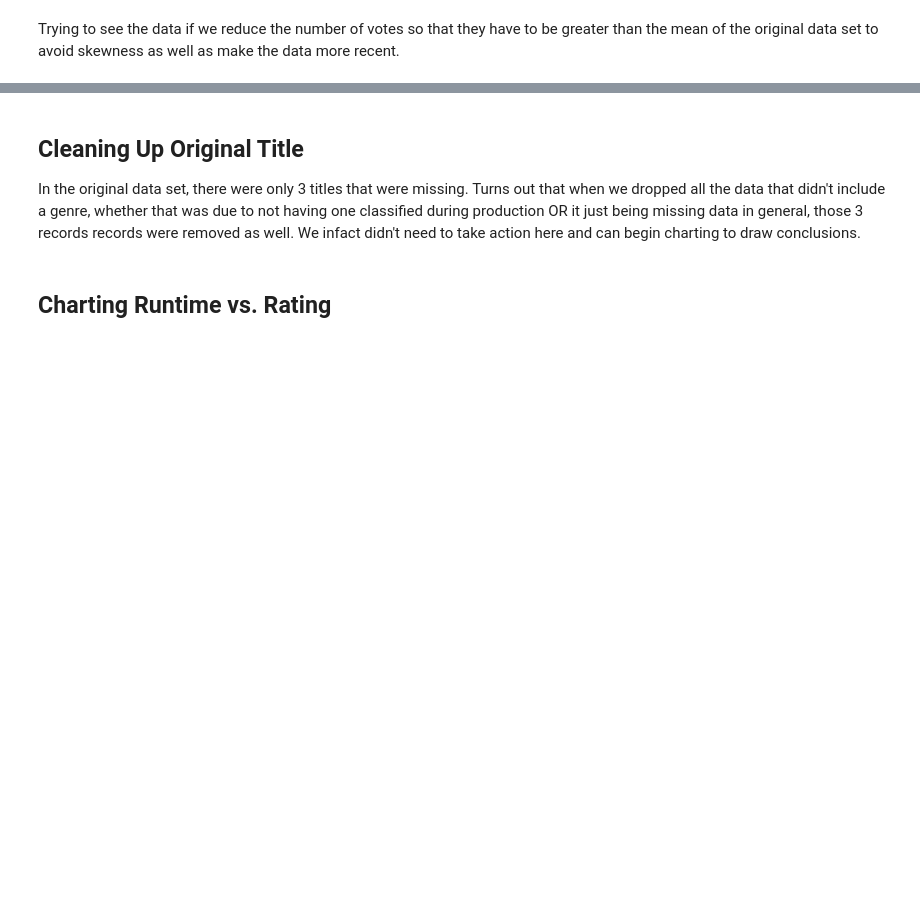
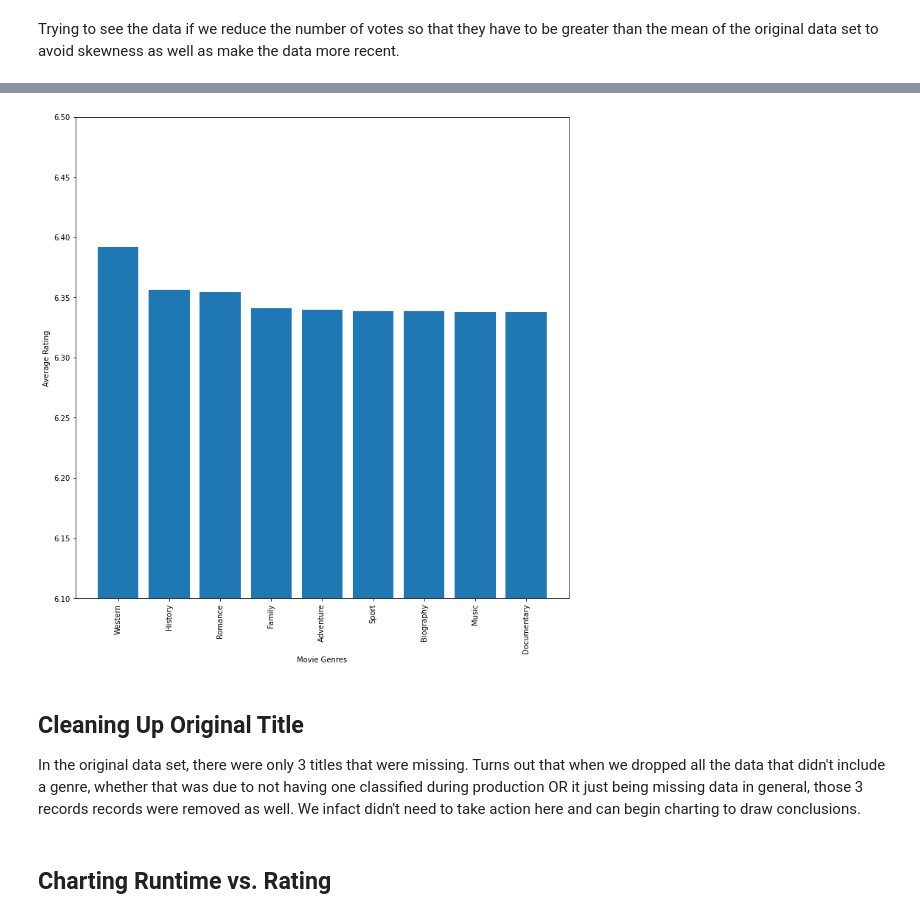
Before and after one commit to meowkaiser/STRONGEST_Project1, a Jupyter notebook: imbd_title_ratings_basics.ipynb, the cells around one changed output, grey strips where cells are left out. Cells and saved outputs as stored; diff of their text form; code cells hidden in the pictures; blank space fills up the shorter version.

```diff
--- a/imbd_title_ratings_basics.ipynb
+++ b/imbd_title_ratings_basics.ipynb
@@ -289,3 +309,17 @@ ax.bar(abc, bcd)
+# %%
+df_only_movies = df_ratings.drop([9, 25, 14, 21])
+# %%
+fig3, ax = plt.subplots(figsize =(12,12))
+
+abcd = df_only_movies['index'][:9]
+defg = df_only_movies[0][:9]
+ax.set_ylim(6.1, 6.5)
+plt.xticks(rotation=90)
+ax.bar(abcd, defg)
+ax.set_xlabel('Movie Genres')
+ax.set_ylabel('Average Rating');
+# %% [output]
+[figure, added]
 # %% [markdown]
 ## Cleaning Up Original Title
 
```
Also changed, not shown: parts of 17 cells of this notebook, 1 other file.
